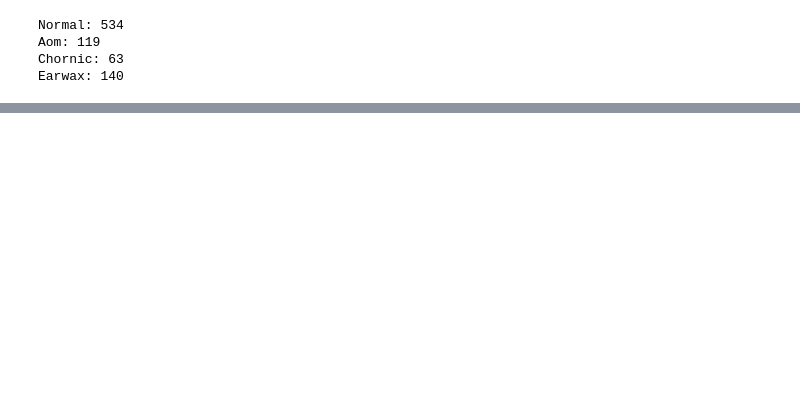
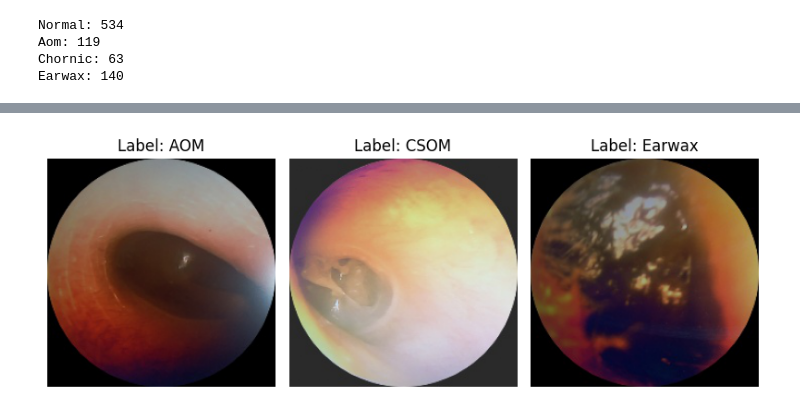
Before and after one commit to ghwjd/Lab, a Jupyter notebook: PeerJ.ipynb, the cells around one changed output, grey strips where cells are left out. Drawn from its saved outputs; the diff is of its cells as text; code cells hidden in the pictures; blank space fills up the shorter version.

```diff
--- a/PeerJ.ipynb
+++ b/PeerJ.ipynb
@@ -195,3 +195,32 @@ Name: label, dtype: int64
+# %%
+import matplotlib.pyplot as plt
+from tensorflow.keras.preprocessing.image import load_img, img_to_array
+
+# 증강된 데이터 시각화
+class_labels = {1: 'AOM', 2: 'CSOM', 3: 'Earwax'}
+samples_per_class = {}
+
+for class_label in augment_counts.keys():
+    class_data = augmented_df[augmented_df['label'] == class_label]
+    if not class_data.empty:
+        samples_per_class[class_label] = class_data.iloc[20]['image_path']
+
+# 이미지 시각화
+plt.figure(figsize=(8, 6))
+
+for i, (label, img_path) in enumerate(samples_per_class.items()):
+    img = load_img(img_path, target_size=(224, 224))
+    img_array = img_to_array(img) / 255.0
+
+    plt.subplot(1, 3, i + 1)
+    plt.imshow(img_array)
+    plt.title(f"Label: {class_labels[label]}")
+    plt.axis('off')
+
+plt.tight_layout()
+plt.show()
+# %% [output]
+[figure, added]
 # %%
 # tf.data.Dataset 생성 함수 정의
 def load_dataset(image_paths, labels, is_training=True):
```
Also changed, not shown: parts of 16 cells of this notebook.
